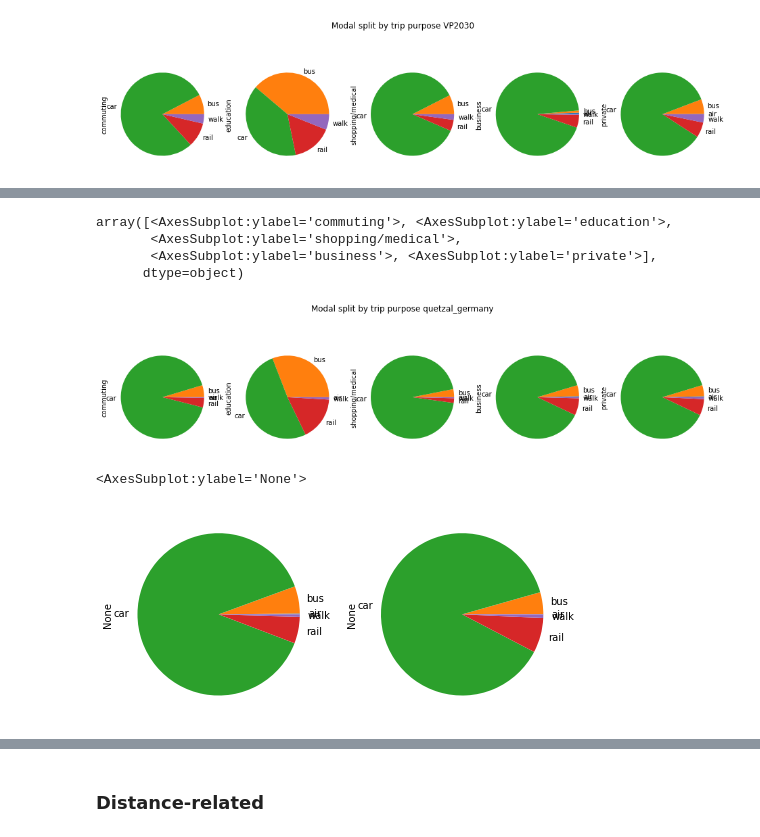
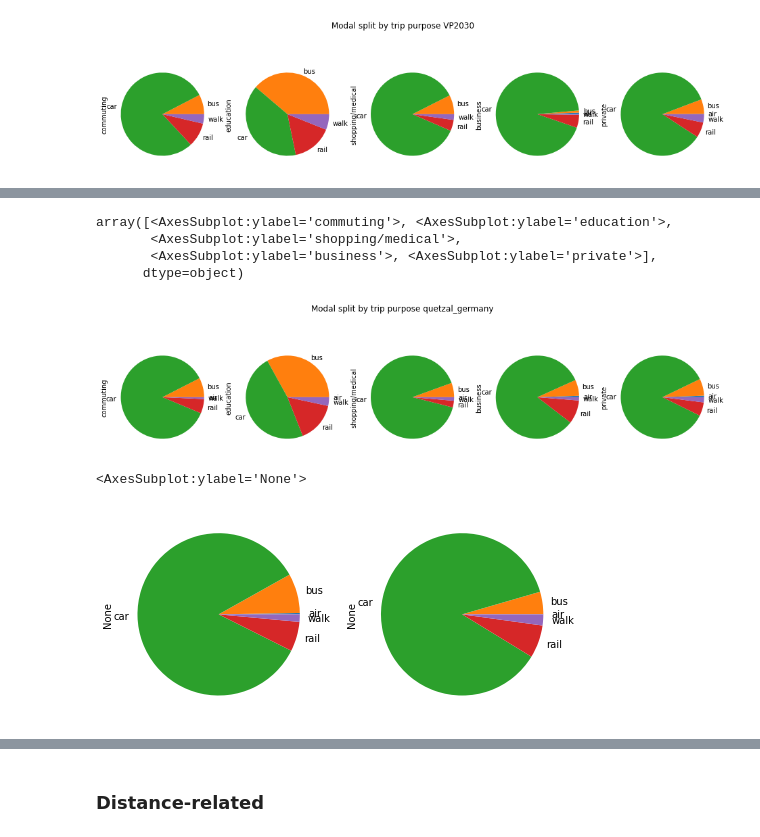
Before and after one commit to marlinarnz/quetzal_germany, a Jupyter notebook: notebooks/val10_inter-cell.ipynb, the cells around one changed output, grey strips where cells are left out. Drawn from its saved outputs; the diff is of its cells as text; code cells hidden in the pictures.

```diff
--- a/notebooks/val10_inter-cell.ipynb
+++ b/notebooks/val10_inter-cell.ipynb
@@ -94,7 +106,7 @@ probs = probs.reset_index().replace(
 # %%
 # Merge probabilities and volumes
 od = probs.unstack('route_type').merge(vp2017.stack('segment').sum(axis=1).rename('volumes'),
-                                       how='right', right_index=True, left_index=True)
+                                       how='inner', right_index=True, left_index=True)
 # %%
 # Multiply probabilities with volumes
 modes = ['air', 'bus', 'car', 'rail', 'walk']
@@ -108,6 +120,8 @@ od.loc[(od<0).any(axis=1)]
 | origin | destination | segment |  |  |  |  |  |
 # %%
 print(len(od))
-od = od.loc[od.notna().all(axis=1)]
+od = od.loc[od.notna().all(axis=1)] # Ditch errors
 print(len(od))
+od = od.loc[od.sum(axis=1)>0] # Ditch zeros
+print(len(od))
 # %% [output]
@@ -155,16 +169,21 @@ array([<AxesSubplot:ylabel='1'>, <AxesSubplot:ylabel='2'>,
 # %%
 # Model results
-od_norm = od.rename(index=segment_dict).unstack('segment').sum().T.unstack('segment')
+try:
+    od_norm = od.rename(index=segment_dict).unstack('segment').sum().T.unstack('segment')
+except ValueError: # Duplication issues
+    od['index'] = [i for i in range(len(od))]
+    od.set_index('index', append=True, inplace=True)
+    od_norm = od.rename(index=segment_dict).unstack('segment').sum().T.unstack('segment')
 od_norm = od_norm/(od_norm.max()-od_norm.min()) # Normalise by column
 od_norm[['commuting', 'education', 'shopping/medical', 'business', 'private']].plot.pie(
     subplots=True, figsize=(16, 4), legend=False,
     title='Modal split by trip purpose quetzal_germany')
 # %% [output]
 array([<AxesSubplot:ylabel='commuting'>, <AxesSubplot:ylabel='education'>,
        <AxesSubplot:ylabel='shopping/medical'>,
        <AxesSubplot:ylabel='business'>, <AxesSubplot:ylabel='private'>],
       dtype=object)
-[figure, old version]
+[figure, new version]
 # %%
 # Overall average compared to MiD2017
 fig, ax = plt.subplots(nrows=1, ncols=2, figsize=(8,4))
@@ -172,7 +191,7 @@ od.sum().plot.pie(ax=ax[0])
 mid2017.groupby('mode_agg').sum().sum(axis=1).plot.pie(ax=ax[1])
 # %% [output]
 <AxesSubplot:ylabel='None'>
-[figure, old version]
+[figure, new version]
 # %%
 # Average probabilities
 sm.probabilities.groupby('segment').agg({'walk': 'mean', 'car': 'mean',
```
Also changed, not shown: parts of 19 cells of this notebook, 14 other files.
